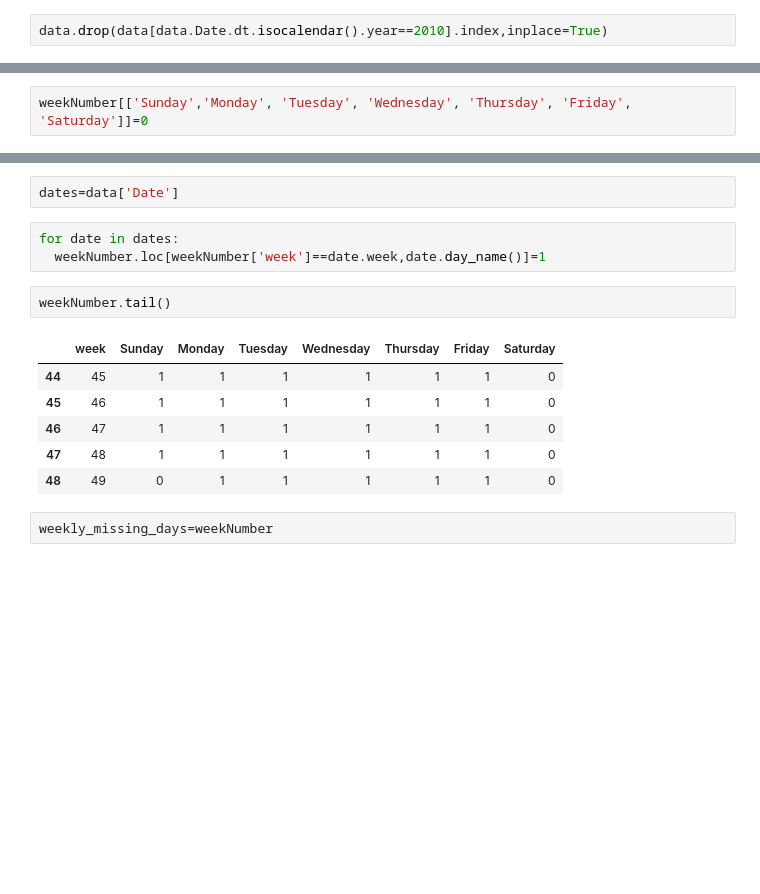
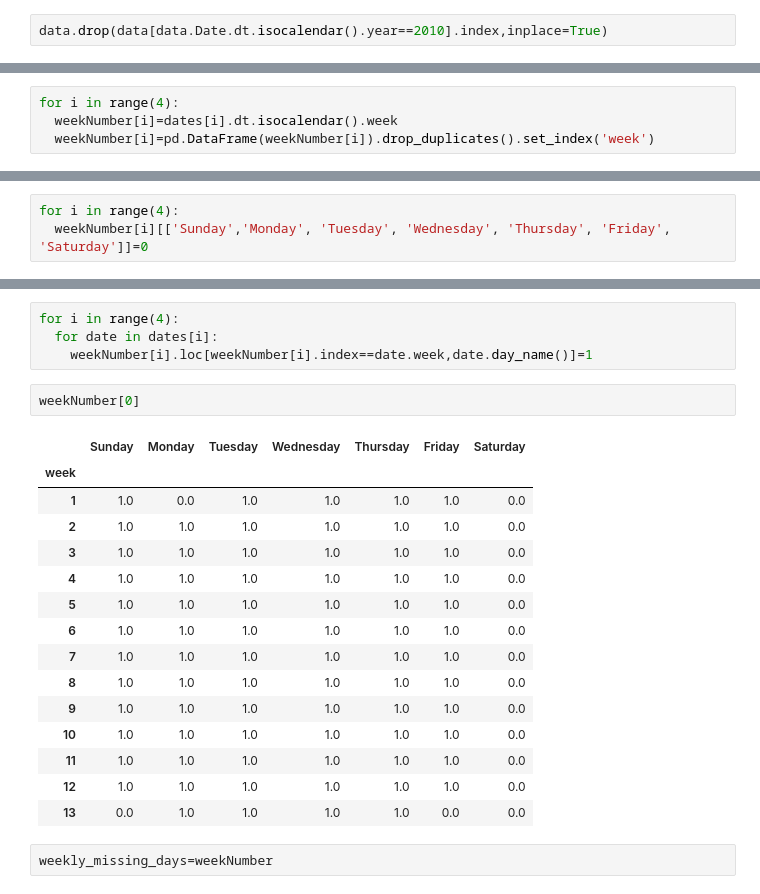
Before and after one commit to rajivsam/cmi_count_data_modeling, a Jupyter notebook: notebooks/week_3_tasks.ipynb, the cells around one changed output, grey strips where cells are left out. Saved outputs shown, nothing was run; the diff lists cells and outputs as text; blank space fills up the shorter version.

```diff
--- a/notebooks/week_3_tasks.ipynb
+++ b/notebooks/week_3_tasks.ipynb
@@ -41,0 +58,4 @@ weekNumber.reset_index(drop=True,inplace=True)
+# %%
+for i in range(4):
+  weekNumber[i]=dates[i].dt.isocalendar().week
+  weekNumber[i]=pd.DataFrame(weekNumber[i]).drop_duplicates().set_index('week')
@@ -42,3 +81,4 @@ weekNumber.reset_index(drop=True,inplace=True)
 # %%
-weekNumber[['Sunday','Monday', 'Tuesday', 'Wednesday', 'Thursday', 'Friday', 'Saturday']]=0
+for i in range(4):
+  weekNumber[i][['Sunday','Monday', 'Tuesday', 'Wednesday', 'Thursday', 'Friday', 'Saturday']]=0
 # %%
@@ -53,16 +102,24 @@ weekNumber.tail()
-# %%
-dates=data['Date']
 # %%
-for date in dates:
-  weekNumber.loc[weekNumber['week']==date.week,date.day_name()]=1
+for i in range(4):
+  for date in dates[i]:
+    weekNumber[i].loc[weekNumber[i].index==date.week,date.day_name()]=1
 # %%
-weekNumber.tail()
+weekNumber[0]
 # %% [output]
-|  | week | Sunday | Monday | Tuesday | Wednesday | Thursday | Friday | Saturday |
-| 44 | 45 | 1 | 1 | 1 | 1 | 1 | 1 | 0 |
-| 45 | 46 | 1 | 1 | 1 | 1 | 1 | 1 | 0 |
-| 46 | 47 | 1 | 1 | 1 | 1 | 1 | 1 | 0 |
-| 47 | 48 | 1 | 1 | 1 | 1 | 1 | 1 | 0 |
-| 48 | 49 | 0 | 1 | 1 | 1 | 1 | 1 | 0 |
+|  | Sunday | Monday | Tuesday | Wednesday | Thursday | Friday | Saturday |
+| week |  |  |  |  |  |  |  |
+| 1 | 1.0 | 0.0 | 1.0 | 1.0 | 1.0 | 1.0 | 0.0 |
+| 2 | 1.0 | 1.0 | 1.0 | 1.0 | 1.0 | 1.0 | 0.0 |
+| 3 | 1.0 | 1.0 | 1.0 | 1.0 | 1.0 | 1.0 | 0.0 |
+| 4 | 1.0 | 1.0 | 1.0 | 1.0 | 1.0 | 1.0 | 0.0 |
+| 5 | 1.0 | 1.0 | 1.0 | 1.0 | 1.0 | 1.0 | 0.0 |
+| 6 | 1.0 | 1.0 | 1.0 | 1.0 | 1.0 | 1.0 | 0.0 |
+| 7 | 1.0 | 1.0 | 1.0 | 1.0 | 1.0 | 1.0 | 0.0 |
+| 8 | 1.0 | 1.0 | 1.0 | 1.0 | 1.0 | 1.0 | 0.0 |
+| 9 | 1.0 | 1.0 | 1.0 | 1.0 | 1.0 | 1.0 | 0.0 |
+| 10 | 1.0 | 1.0 | 1.0 | 1.0 | 1.0 | 1.0 | 0.0 |
+| 11 | 1.0 | 1.0 | 1.0 | 1.0 | 1.0 | 1.0 | 0.0 |
+| 12 | 1.0 | 1.0 | 1.0 | 1.0 | 1.0 | 1.0 | 0.0 |
+| 13 | 0.0 | 1.0 | 1.0 | 1.0 | 1.0 | 0.0 | 0.0 |
 # %%
 weekly_missing_days=weekNumber
```
Also changed, not shown: parts of 19 cells of this notebook.
